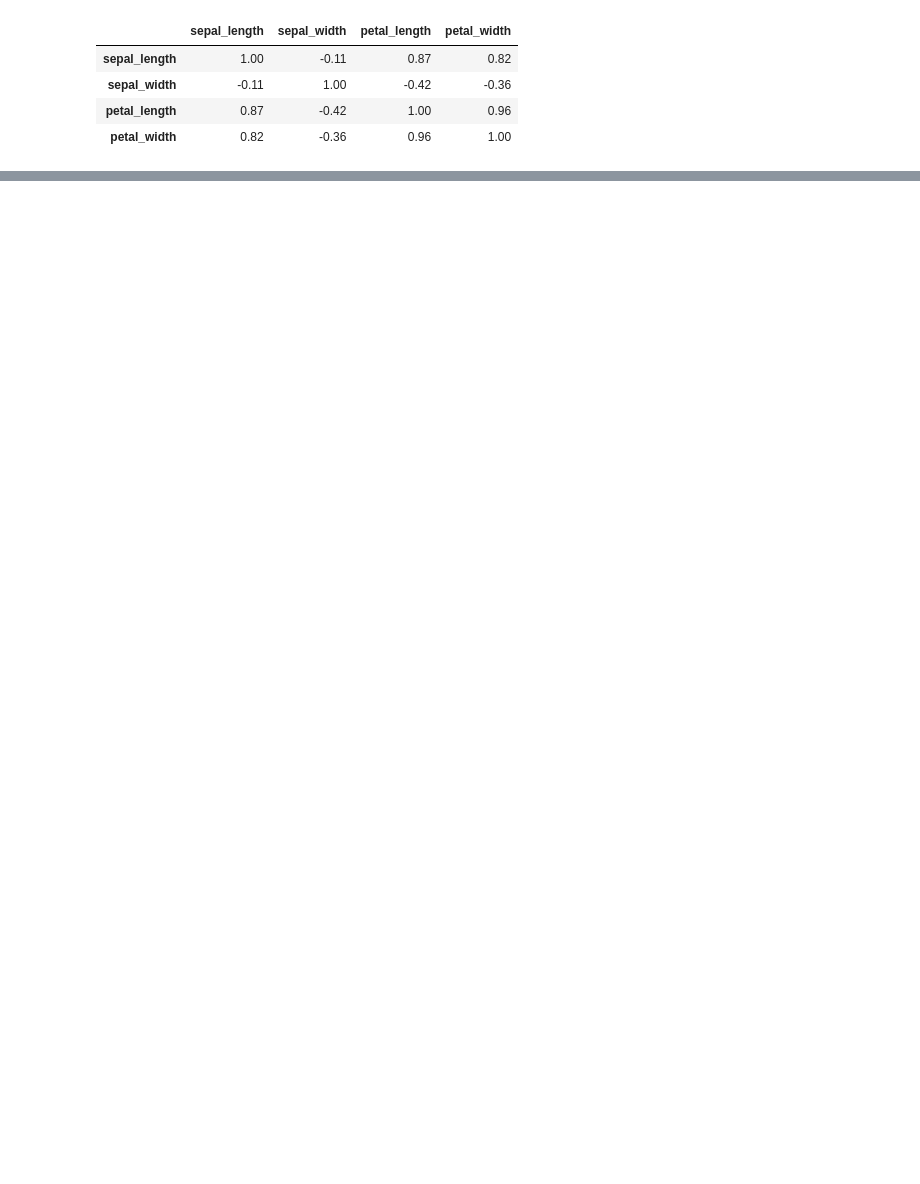
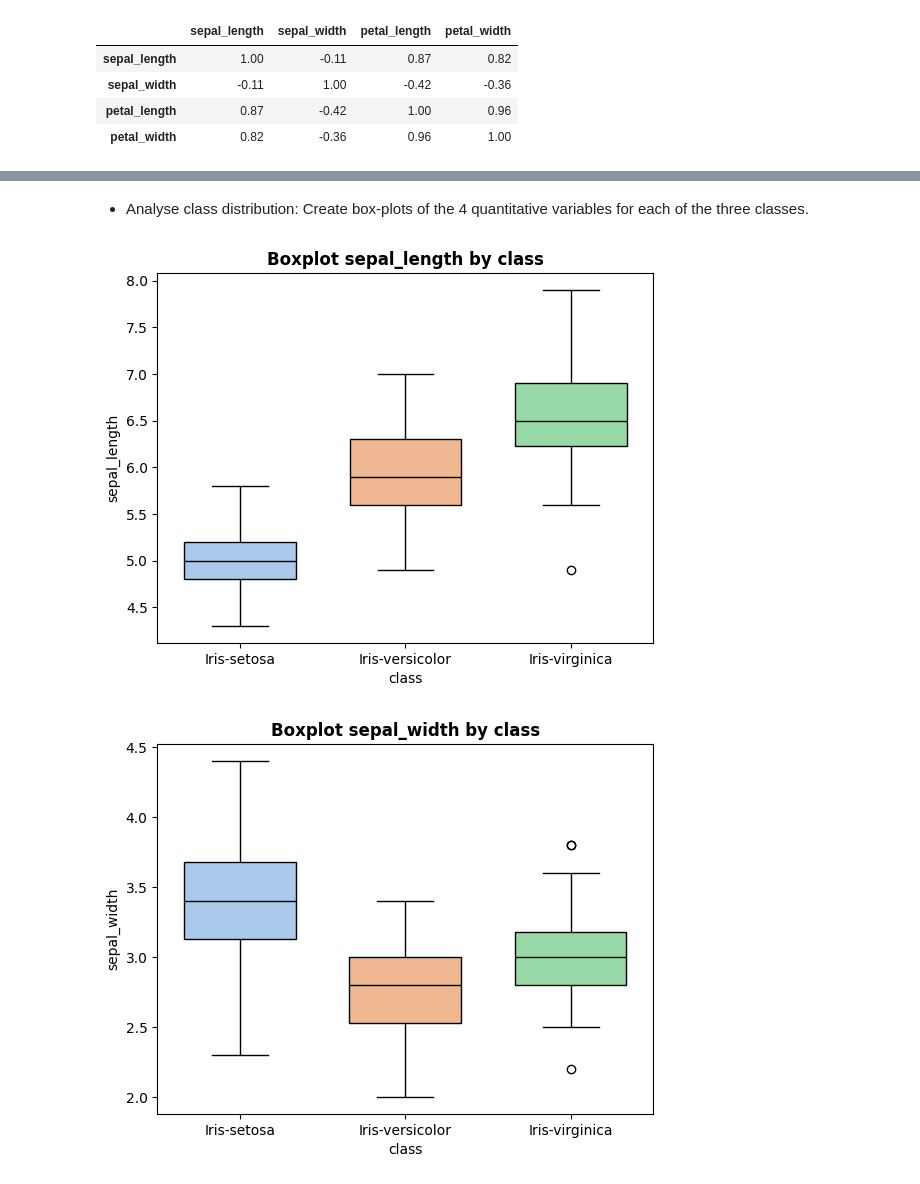
Before and after one commit to quyenphanlyons/pands-project, a Jupyter notebook: notebook.ipynb, the cells around one changed output, grey strips where cells are left out. Cells and saved outputs as stored; diff of their text form; code cells hidden in the pictures; blank space fills up the shorter version.

```diff
--- a/notebook.ipynb
+++ b/notebook.ipynb
@@ -181,0 +208,17 @@ correlation
+# %% [markdown]
+- Analyse class distribution: Create box-plots of the 4 quantitative variables for each of the three classes.
+# %%
+# Create the box plot by using boxplot()
+# --> only select the first 4 columns of tableau
+
+for column in tableau.iloc[:,:4]:
+    plt.figure()
+    sns.boxplot(data=tableau, x = 'class', y = tableau[column], hue='class', orient='v', palette='pastel',fill=True, dodge='auto', width=0.75, gap=0.1, whis=1.5, linecolor='k')
+
+    # Add labels and title
+    plt.xlabel('class')
+    plt.ylabel(column)
+    plt.title(f'Boxplot {column} by class', fontweight='bold')
+# %% [output]
+[figure, added]
+[figure, added]
```
Also changed, not shown: parts of 6 cells of this notebook, 1 other file.
